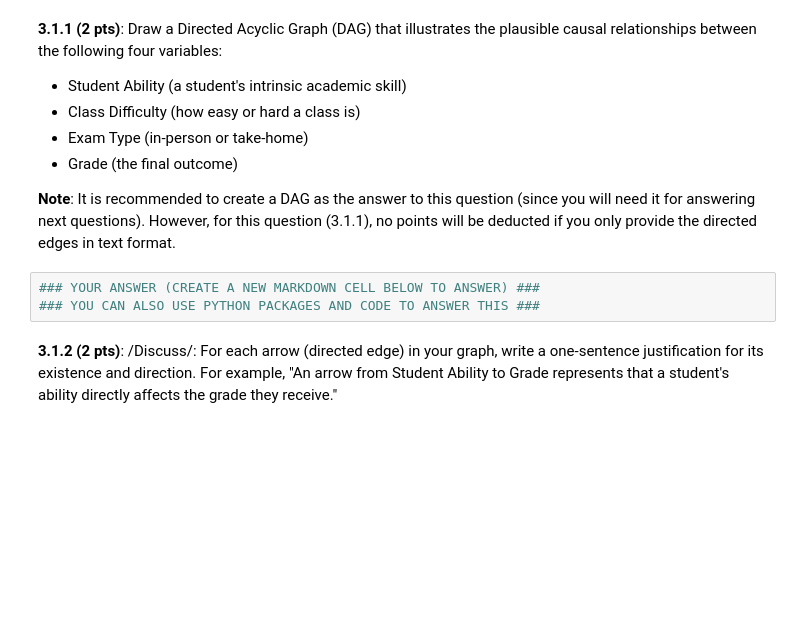
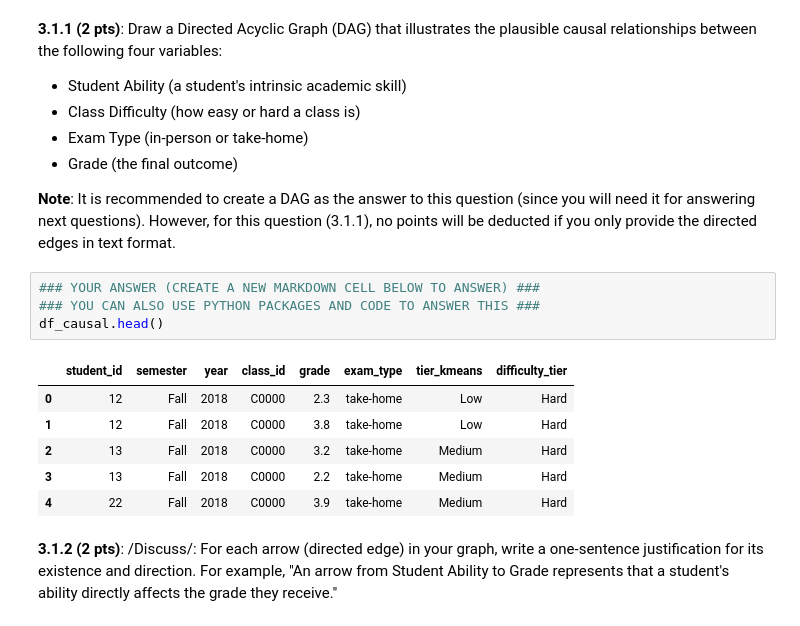
Before and after one commit to tosigame/ADA2025, a Jupyter notebook: res_homework/02_PROJECT_CHEATING_SCANDAL/2025_HW2.ipynb, the cells around one changed output. Saved outputs shown, nothing was run; the diff lists cells and outputs as text; blank space fills up the shorter version.

```diff
--- a/res_homework/02_PROJECT_CHEATING_SCANDAL/2025_HW2.ipynb
+++ b/res_homework/02_PROJECT_CHEATING_SCANDAL/2025_HW2.ipynb
@@ -573,6 +574,14 @@ Our statistical analysis has revealed a complex web of relationships. A simple t
 # %%
 ### YOUR ANSWER (CREATE A NEW MARKDOWN CELL BELOW TO ANSWER) ###
 ### YOU CAN ALSO USE PYTHON PACKAGES AND CODE TO ANSWER THIS ###
+df_causal.head()
+# %% [output]
+|  | student_id | semester | year | class_id | grade | exam_type | tier_kmeans | difficulty_tier |
+| 0 | 12 | Fall | 2018 | C0000 | 2.3 | take-home | Low | Hard |
+| 1 | 12 | Fall | 2018 | C0000 | 3.8 | take-home | Low | Hard |
+| 2 | 13 | Fall | 2018 | C0000 | 3.2 | take-home | Medium | Hard |
+| 3 | 13 | Fall | 2018 | C0000 | 2.2 | take-home | Medium | Hard |
+| 4 | 22 | Fall | 2018 | C0000 | 3.9 | take-home | Medium | Hard |
 # %% [markdown]
 **3.1.2 (2 pts)**: /Discuss/: For each arrow (directed edge) in your graph, write a one-sentence justification for its existence and direction. For example, "An arrow from Student Ability to Grade represents that a student's ability directly affects the grade they receive."
 # %%
```
Also changed, not shown: parts of 9 cells of this notebook.
